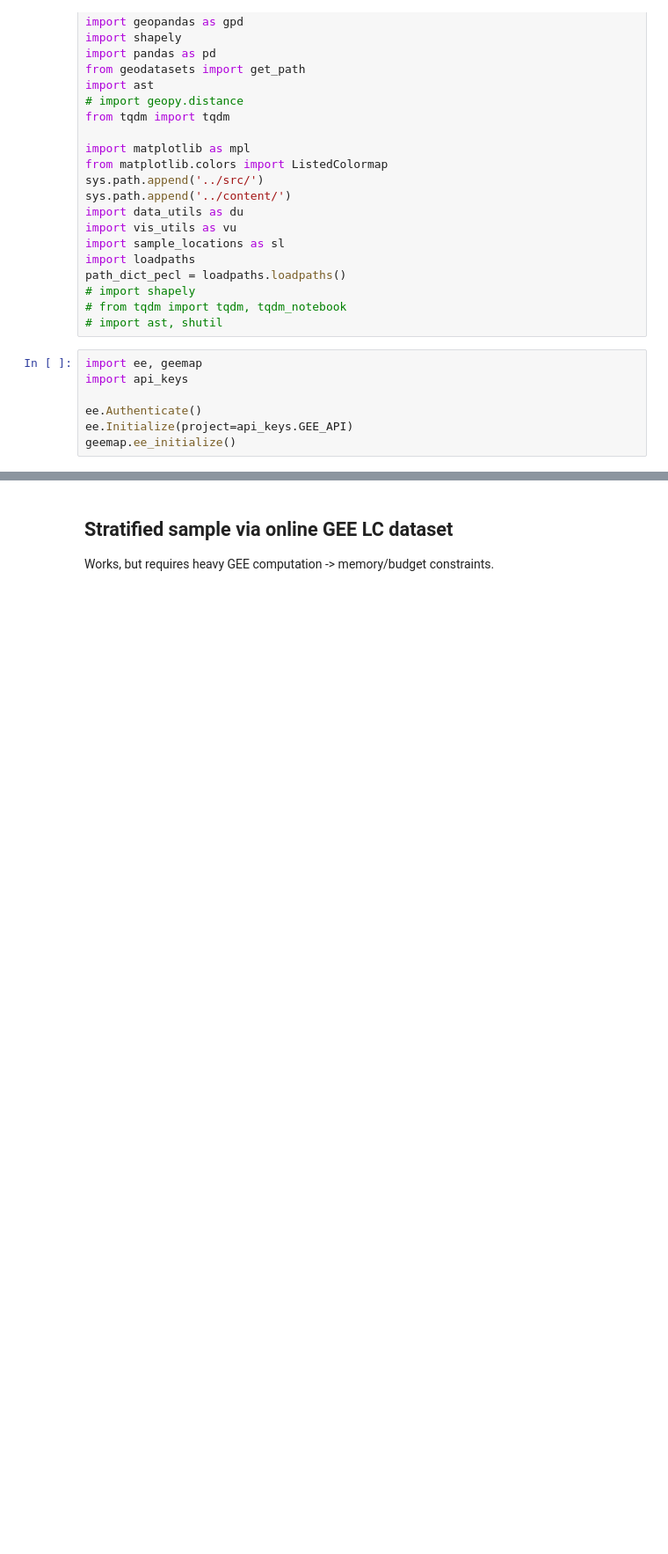
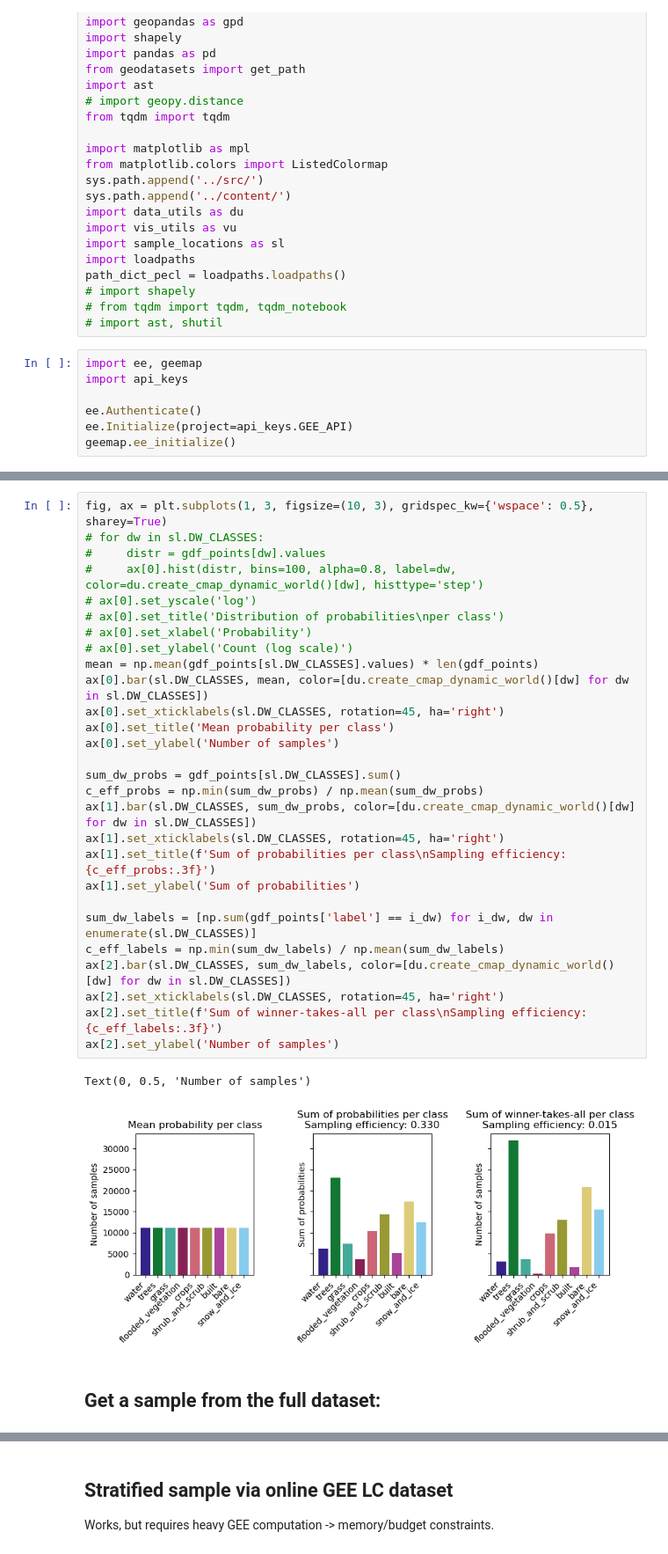
Before and after one commit to WUR-AI/interpret_earth_embeddings, a Jupyter notebook: notebooks/Sample locations dataset.ipynb, the cells around one changed output, grey strips where cells are left out. Shown at 88% size. Cells and saved outputs as stored; diff of their text form; blank space fills up the shorter version.

```diff
--- a/notebooks/Sample locations dataset.ipynb
+++ b/notebooks/Sample locations dataset.ipynb
@@ -77,0 +114,33 @@ if col_plot == 'label':
+# %%
+fig, ax = plt.subplots(1, 3, figsize=(10, 3), gridspec_kw={'wspace': 0.5}, sharey=True)
+# for dw in sl.DW_CLASSES:
+#     distr = gdf_points[dw].values
+#     ax[0].hist(distr, bins=100, alpha=0.8, label=dw, color=du.create_cmap_dynamic_world()[dw], histtype='step')
+# ax[0].set_yscale('log')
+# ax[0].set_title('Distribution of probabilities\nper class')
+# ax[0].set_xlabel('Probability')
+# ax[0].set_ylabel('Count (log scale)')
+mean = np.mean(gdf_points[sl.DW_CLASSES].values) * len(gdf_points)
+ax[0].bar(sl.DW_CLASSES, mean, color=[du.create_cmap_dynamic_world()[dw] for dw in sl.DW_CLASSES])
+ax[0].set_xticklabels(sl.DW_CLASSES, rotation=45, ha='right')
+ax[0].set_title('Mean probability per class')
+ax[0].set_ylabel('Number of samples')
+
+sum_dw_probs = gdf_points[sl.DW_CLASSES].sum()
+c_eff_probs = np.min(sum_dw_probs) / np.mean(sum_dw_probs)
+ax[1].bar(sl.DW_CLASSES, sum_dw_probs, color=[du.create_cmap_dynamic_world()[dw] for dw in sl.DW_CLASSES])
+ax[1].set_xticklabels(sl.DW_CLASSES, rotation=45, ha='right')
+ax[1].set_title(f'Sum of probabilities per class\nSampling efficiency: {c_eff_probs:.3f}')
+ax[1].set_ylabel('Sum of probabilities')
+
+sum_dw_labels = [np.sum(gdf_points['label'] == i_dw) for i_dw, dw in enumerate(sl.DW_CLASSES)]
+c_eff_labels = np.min(sum_dw_labels) / np.mean(sum_dw_labels)
+ax[2].bar(sl.DW_CLASSES, sum_dw_labels, color=[du.create_cmap_dynamic_world()[dw] for dw in sl.DW_CLASSES])
+ax[2].set_xticklabels(sl.DW_CLASSES, rotation=45, ha='right')
+ax[2].set_title(f'Sum of winner-takes-all per class\nSampling efficiency: {c_eff_labels:.3f}')
+ax[2].set_ylabel('Number of samples')
+# %% [output]
+Text(0, 0.5, 'Number of samples')
+[figure, added]
+# %% [markdown]
+## Get a sample from the full dataset:
```
Also changed, not shown: parts of 27 cells of this notebook, 36 other files.
